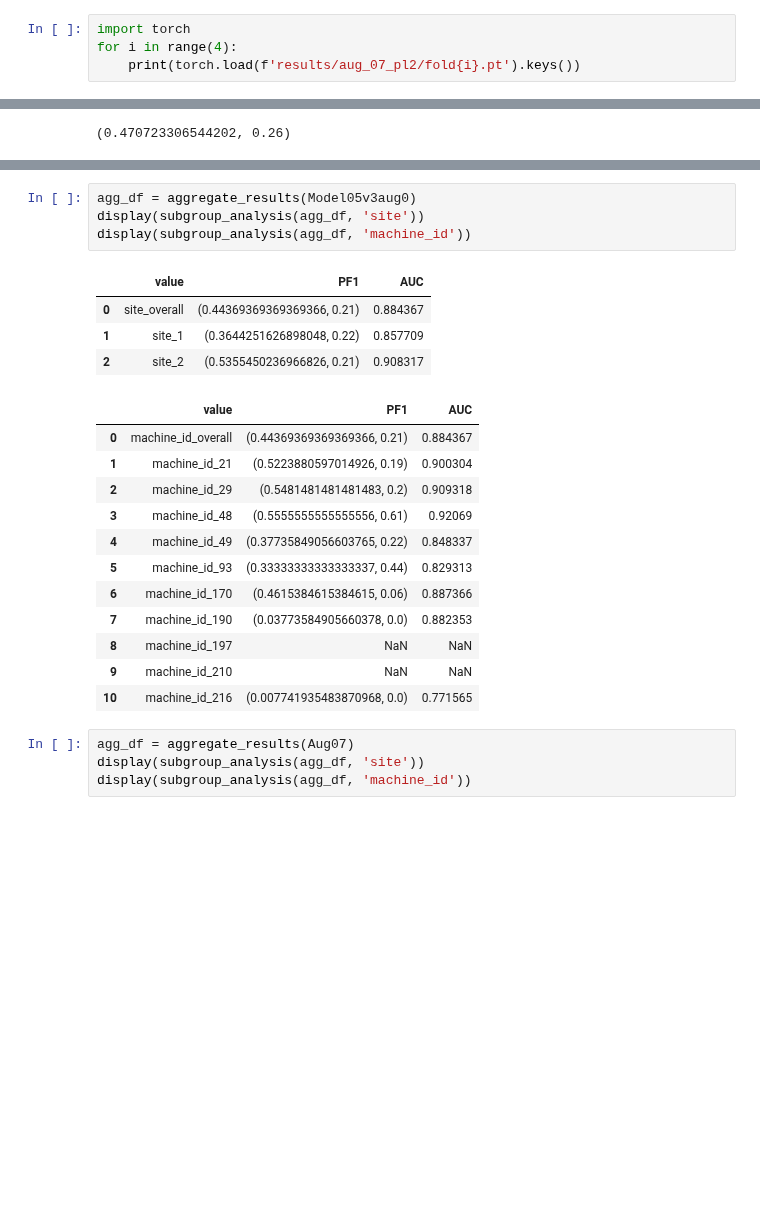
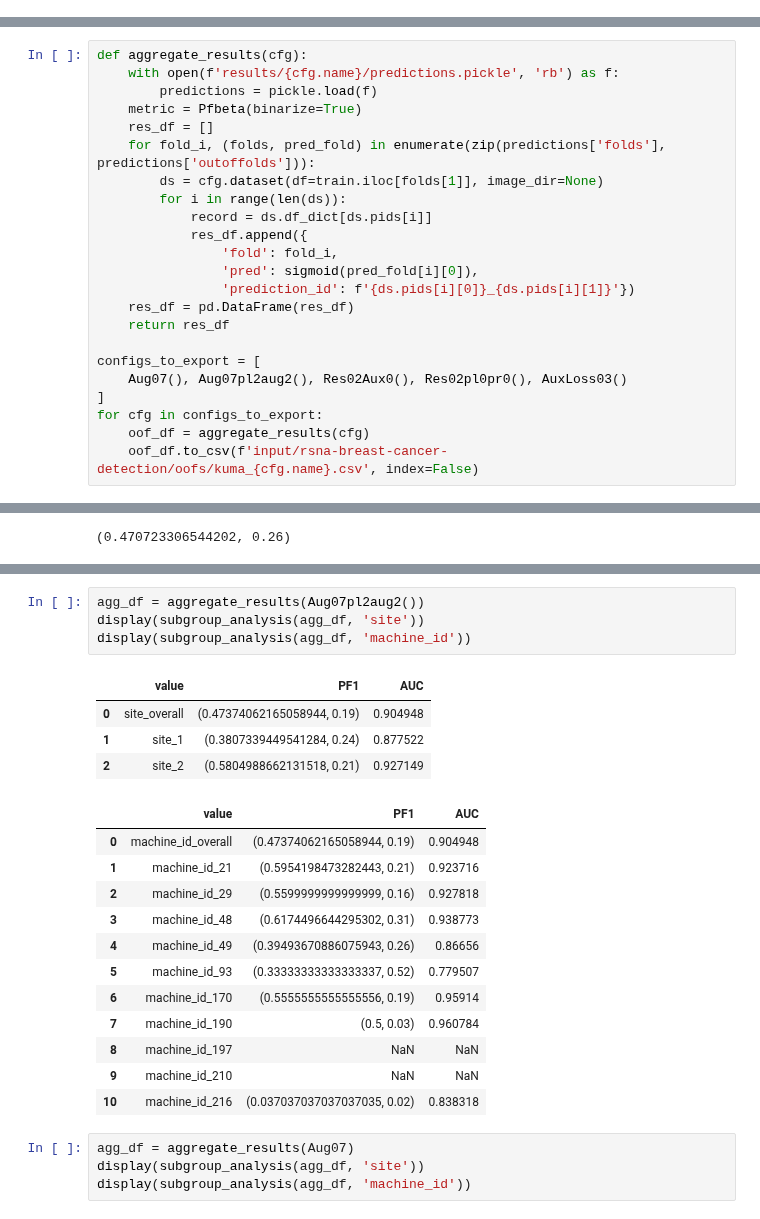
Before and after one commit to analokmaus/kaggle-rsna-breast-cancer, a Jupyter notebook: 01_post_analysis.ipynb, the cells around one changed output, grey strips where cells are left out. Cells and saved outputs as stored; diff of their text form; blank space fills up the shorter version.

```diff
--- a/01_post_analysis.ipynb
+++ b/01_post_analysis.ipynb
@@ -17,7 +17,3 @@ from general import DATA_DIR
 from metrics import Pfbeta
 # %%
 train = pd.read_csv(DATA_DIR/'train.csv')
-# %%
-import torch
-for i in range(4):
-    print(torch.load(f'results/aug_07_pl2/fold{i}.pt').keys())
@@ -40,5 +31,28 @@ from configs_seg import SegBaseline, SegBaseline2
 from kuma_utils.utils import sigmoid
 from sklearn.metrics import roc_auc_score
+# %%
+def aggregate_results(cfg):
+    with open(f'results/{cfg.name}/predictions.pickle', 'rb') as f:
+        predictions = pickle.load(f)
+    metric = Pfbeta(binarize=True)
+    res_df = []
+    for fold_i, (folds, pred_fold) in enumerate(zip(predictions['folds'], predictions['outoffolds'])):
+        ds = cfg.dataset(df=train.iloc[folds[1]], image_dir=None)
+        for i in range(len(ds)):
+            record = ds.df_dict[ds.pids[i]]
+            res_df.append({
+                'fold': fold_i,
+                'pred': sigmoid(pred_fold[i][0]),
+                'prediction_id': f'{ds.pids[i][0]}_{ds.pids[i][1]}'})
+    res_df = pd.DataFrame(res_df)
+    return res_df
+
+configs_to_export = [
+    Aug07(), Aug07pl2aug2(), Res02Aux0(), Res02pl0pr0(), AuxLoss03()
+]
+for cfg in configs_to_export:
+    oof_df = aggregate_results(cfg)
+    oof_df.to_csv(f'input/rsna-breast-cancer-detection/oofs/kuma_{cfg.name}.csv', index=False)
 # %%
 # for fold in range(4):
 #     checkpoint = torch.load(f'results/aug_07_pl0_es0/fold{fold}.pt')
@@ -213,24 +215,24 @@ np.percentile(agg_df['pred'], 98.0), np.percentile(agg_df['pred'], 98.5)
 # %%
-agg_df = aggregate_results(Model05v3aug0)
+agg_df = aggregate_results(Aug07pl2aug2())
 display(subgroup_analysis(agg_df, 'site'))
 display(subgroup_analysis(agg_df, 'machine_id'))
 # %% [output]
 |  | value | PF1 | AUC |
-| 0 | site_overall | (0.44369369369369366, 0.21) | 0.884367 |
-| 1 | site_1 | (0.3644251626898048, 0.22) | 0.857709 |
-| 2 | site_2 | (0.5355450236966826, 0.21) | 0.908317 |
+| 0 | site_overall | (0.47374062165058944, 0.19) | 0.904948 |
+| 1 | site_1 | (0.3807339449541284, 0.24) | 0.877522 |
+| 2 | site_2 | (0.5804988662131518, 0.21) | 0.927149 |
 |  | value | PF1 | AUC |
-| 0 | machine_id_overall | (0.44369369369369366, 0.21) | 0.884367 |
-| 1 | machine_id_21 | (0.5223880597014926, 0.19) | 0.900304 |
-| 2 | machine_id_29 | (0.5481481481481483, 0.2) | 0.909318 |
-| 3 | machine_id_48 | (0.5555555555555556, 0.61) | 0.92069 |
-| 4 | machine_id_49 | (0.37735849056603765, 0.22) | 0.848337 |
-| 5 | machine_id_93 | (0.33333333333333337, 0.44) | 0.829313 |
-| 6 | machine_id_170 | (0.4615384615384615, 0.06) | 0.887366 |
-| 7 | machine_id_190 | (0.03773584905660378, 0.0) | 0.882353 |
+| 0 | machine_id_overall | (0.47374062165058944, 0.19) | 0.904948 |
+| 1 | machine_id_21 | (0.5954198473282443, 0.21) | 0.923716 |
+| 2 | machine_id_29 | (0.5599999999999999, 0.16) | 0.927818 |
+| 3 | machine_id_48 | (0.6174496644295302, 0.31) | 0.938773 |
+| 4 | machine_id_49 | (0.39493670886075943, 0.26) | 0.86656 |
+| 5 | machine_id_93 | (0.33333333333333337, 0.52) | 0.779507 |
+| 6 | machine_id_170 | (0.5555555555555556, 0.19) | 0.95914 |
+| 7 | machine_id_190 | (0.5, 0.03) | 0.960784 |
 | 8 | machine_id_197 | NaN | NaN |
 | 9 | machine_id_210 | NaN | NaN |
-| 10 | machine_id_216 | (0.007741935483870968, 0.0) | 0.771565 |
+| 10 | machine_id_216 | (0.037037037037037035, 0.02) | 0.838318 |
 # %%
 agg_df = aggregate_results(Aug07)
 display(subgroup_analysis(agg_df, 'site'))
```
Also changed, not shown: parts of 8 cells of this notebook, 6 other files.
